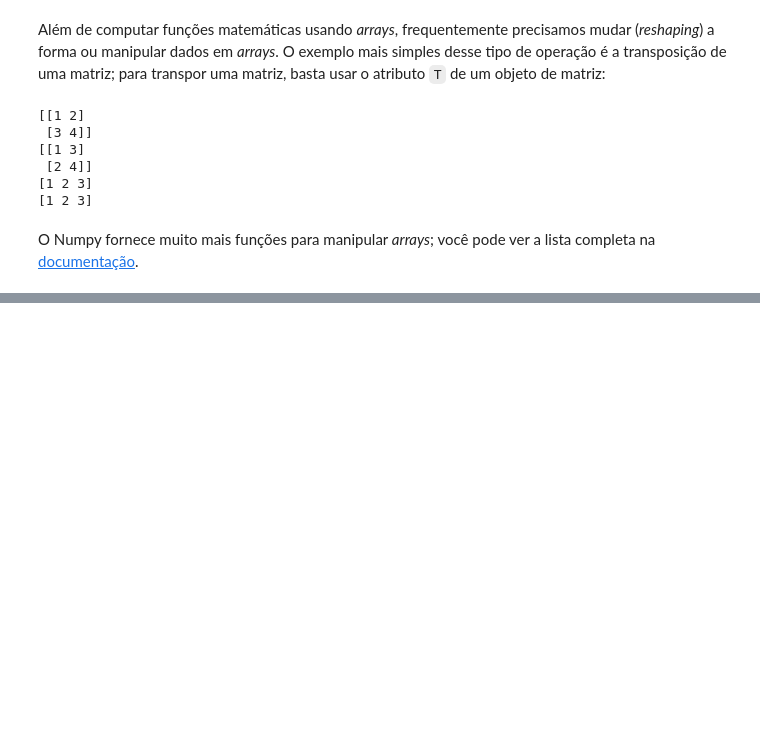
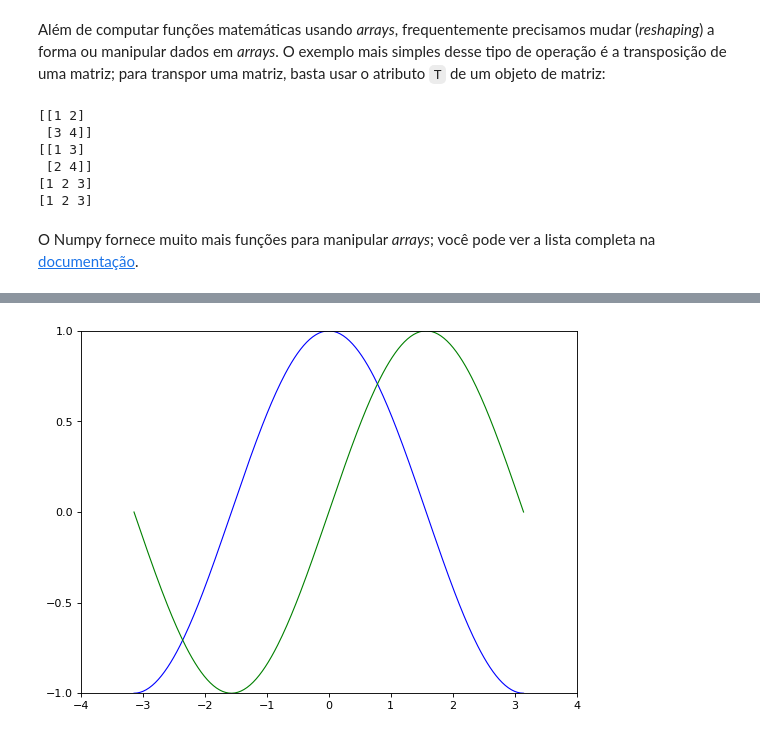
Before and after one commit to ofmla/Geologia_do_petroleo, a Jupyter notebook: classes_gp_senai/intro_numpy.ipynb, the cells around one changed output, grey strips where cells are left out. Cells and saved outputs as stored; diff of their text form; code cells hidden in the pictures; blank space fills up the shorter version.

```diff
--- a/classes_gp_senai/intro_numpy.ipynb
+++ b/classes_gp_senai/intro_numpy.ipynb
@@ -354,0 +388,35 @@ O Numpy fornece muito mais funções para manipular _arrays_; você pode ver a l
+# %%
+# Cria uma figura 8x6 polegadas, 80 pts por polegada
+plt.figure(figsize=(8, 6), dpi=80)
+
+# Cria um novo subplot 1x1
+plt.subplot(1, 1, 1)
+
+X = np.linspace(-np.pi, np.pi, 256)
+C, S = np.cos(X), np.sin(X)
+
+# Plota cosine com uma linha azul continua de espessura 1 (pixels)
+plt.plot(X, C, color="blue", linewidth=1.0, linestyle="-")
+
+# Plota sine com uma linha verde continua de espessura 1 (pixels)
+plt.plot(X, S, color="green", linewidth=1.0, linestyle="-")
+
+# Seta os limites em x
+plt.xlim(-4.0, 4.0)
+
+# Seta os ticks em x
+plt.xticks(np.linspace(-4, 4, 9))
+
+# Seta os limites em y
+plt.ylim(-1.0, 1.0)
+
+# Seta os ticks em y
+plt.yticks(np.linspace(-1, 1, 5))
+
+# Salva a figura usando 72 pts por polegada
+# plt.savefig("exercise_2.png", dpi=72)
+
+# Mostra o resultado na tela
+plt.show()
+# %% [output]
+[figure, added]
```
Also changed, not shown: parts of 11 cells of this notebook.
